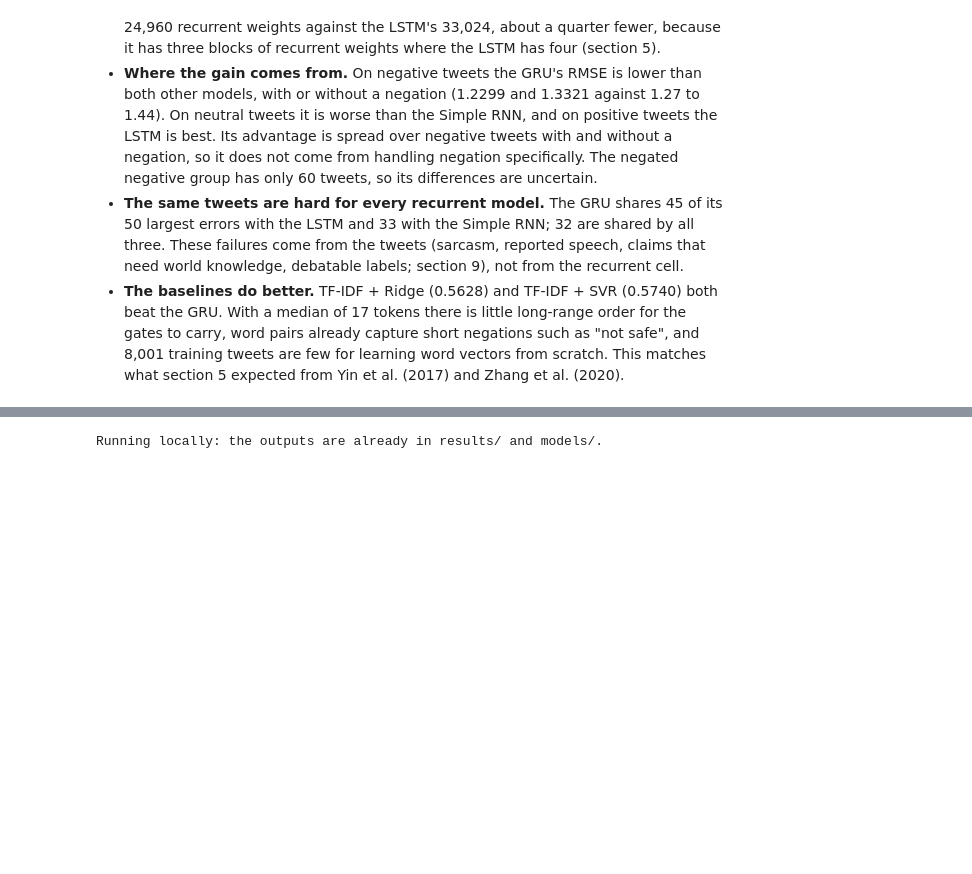
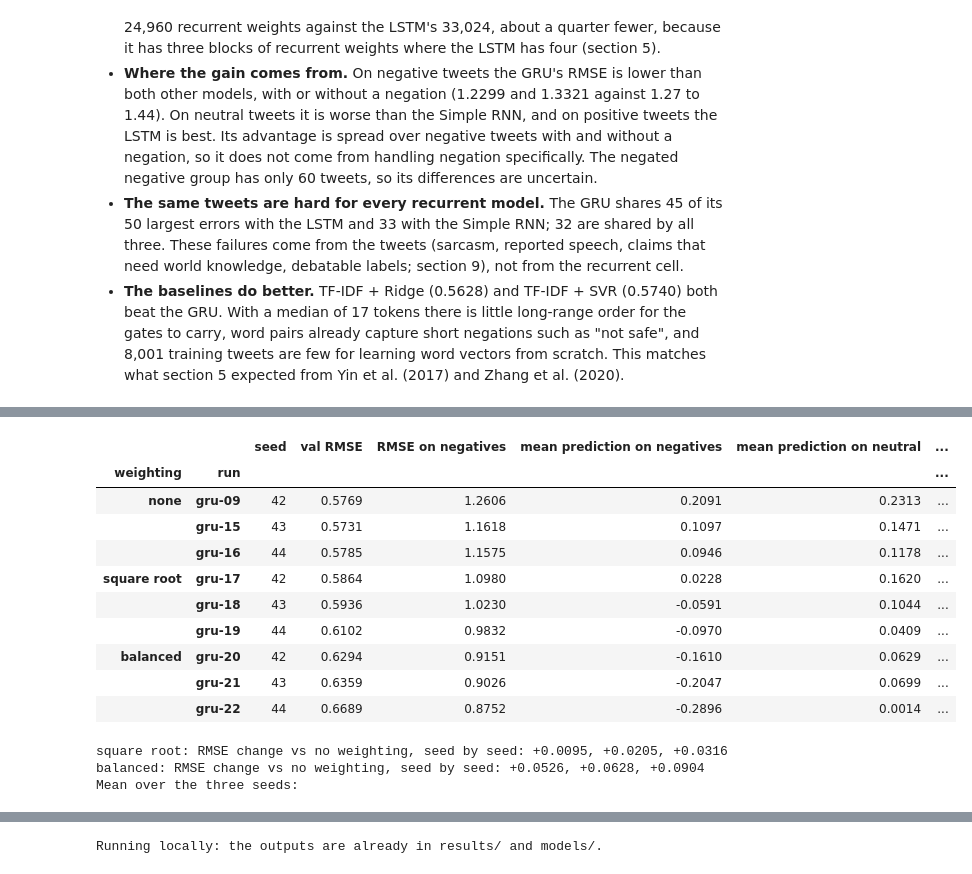
Before and after one commit to Adossi-design/vaccine-sentiment-sequential-models, a Jupyter notebook: notebooks/04_gru.ipynb, the cells around one changed output, grey strips where cells are left out. Drawn from its saved outputs; the diff is of its cells as text; code cells hidden in the pictures; blank space fills up the shorter version.

```diff
--- a/notebooks/04_gru.ipynb
+++ b/notebooks/04_gru.ipynb
@@ -751,0 +798,50 @@ Shared tweets among the 50 largest errors: gru/rnn 33, gru/lstm 45, rnn/lstm 35,
+# %%
+from sklearn.metrics import f1_score, roc_auc_score
+
+
+def negative_class_view(pred):
+    # RMSE plus the negative-class measures notebook 05 reports.
+    negative = y_val == -1
+    rounded = np.clip(np.rint(pred), -1, 1)
+    return {
+        "val RMSE": common.rmse(y_val, pred),
+        "RMSE on negatives": common.rmse(y_val[negative], pred[negative]),
+        "mean prediction on negatives": float(pred[negative].mean()),
+        "mean prediction on neutral": float(pred[y_val == 0].mean()),
+        "mean prediction on positives": float(pred[y_val == 1].mean()),
+        "negatives rounded to -1": float((rounded[negative] == -1).mean()),
+        "macro F1 (rounded)": f1_score(y_val, rounded, labels=[-1, 0, 1], average="macro"),
+        "AUC negative vs rest": roc_auc_score(negative, -pred),
+    }
+
+
+WEIGHTED = {"none": FINAL_RUNS, **ROUND_3}  # same seeds 42, 43, 44 in each list
+round_3 = pd.DataFrame([{"weighting": name, "run": run_id, "seed": RESULTS[run_id]["seed"],
+                         **negative_class_view(RESULTS[run_id]["pred"])}
+                        for name, run_ids in WEIGHTED.items() for run_id in run_ids])
+display(round_3.set_index(["weighting", "run"]).round(4))
+
+means = round_3.drop(columns=["run", "seed"]).groupby("weighting", sort=False).mean()
+unweighted = round_3[round_3["weighting"] == "none"].set_index("seed")
+for name in ROUND_3:
+    paired = round_3[round_3["weighting"] == name].set_index("seed")
+    change = paired["val RMSE"] - unweighted["val RMSE"]
+    means.loc[name, "RMSE change vs none (same seed)"] = change.mean()
+    print(f"{name}: RMSE change vs no weighting, seed by seed: " + ", ".join(f"{d:+.4f}" for d in change))
+print("Mean over the three seeds:")
+display(means.round(4))
+# %% [output]
+|  |  | seed | val RMSE | RMSE on negatives | mean prediction on negatives | mean prediction on neutral | ... |
+| weighting | run |  |  |  |  |  | ... |
+| none | gru-09 | 42 | 0.5769 | 1.2606 | 0.2091 | 0.2313 | ... |
+|  | gru-15 | 43 | 0.5731 | 1.1618 | 0.1097 | 0.1471 | ... |
+|  | gru-16 | 44 | 0.5785 | 1.1575 | 0.0946 | 0.1178 | ... |
+| square root | gru-17 | 42 | 0.5864 | 1.0980 | 0.0228 | 0.1620 | ... |
+|  | gru-18 | 43 | 0.5936 | 1.0230 | -0.0591 | 0.1044 | ... |
+|  | gru-19 | 44 | 0.6102 | 0.9832 | -0.0970 | 0.0409 | ... |
+| balanced | gru-20 | 42 | 0.6294 | 0.9151 | -0.1610 | 0.0629 | ... |
+|  | gru-21 | 43 | 0.6359 | 0.9026 | -0.2047 | 0.0699 | ... |
+|  | gru-22 | 44 | 0.6689 | 0.8752 | -0.2896 | 0.0014 | ... |
+square root: RMSE change vs no weighting, seed by seed: +0.0095, +0.0205, +0.0316
+balanced: RMSE change vs no weighting, seed by seed: +0.0526, +0.0628, +0.0904
+Mean over the three seeds:
```
Also changed, not shown: parts of 13 cells of this notebook, 3 other files.
